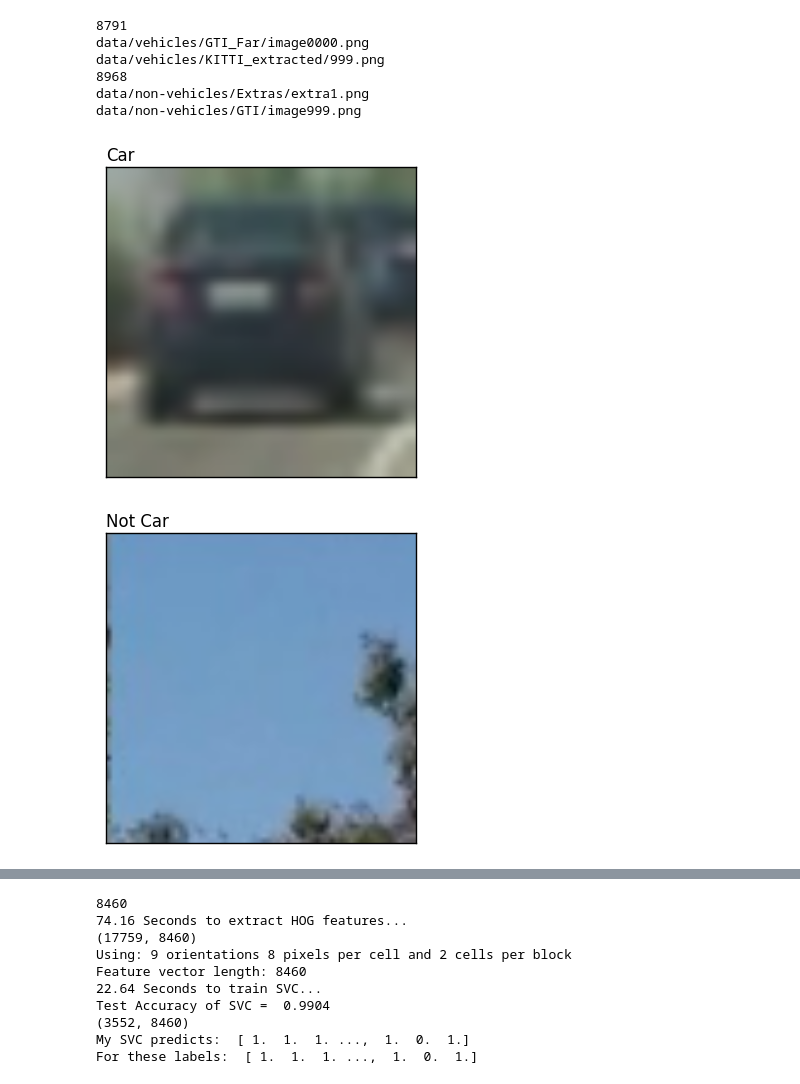
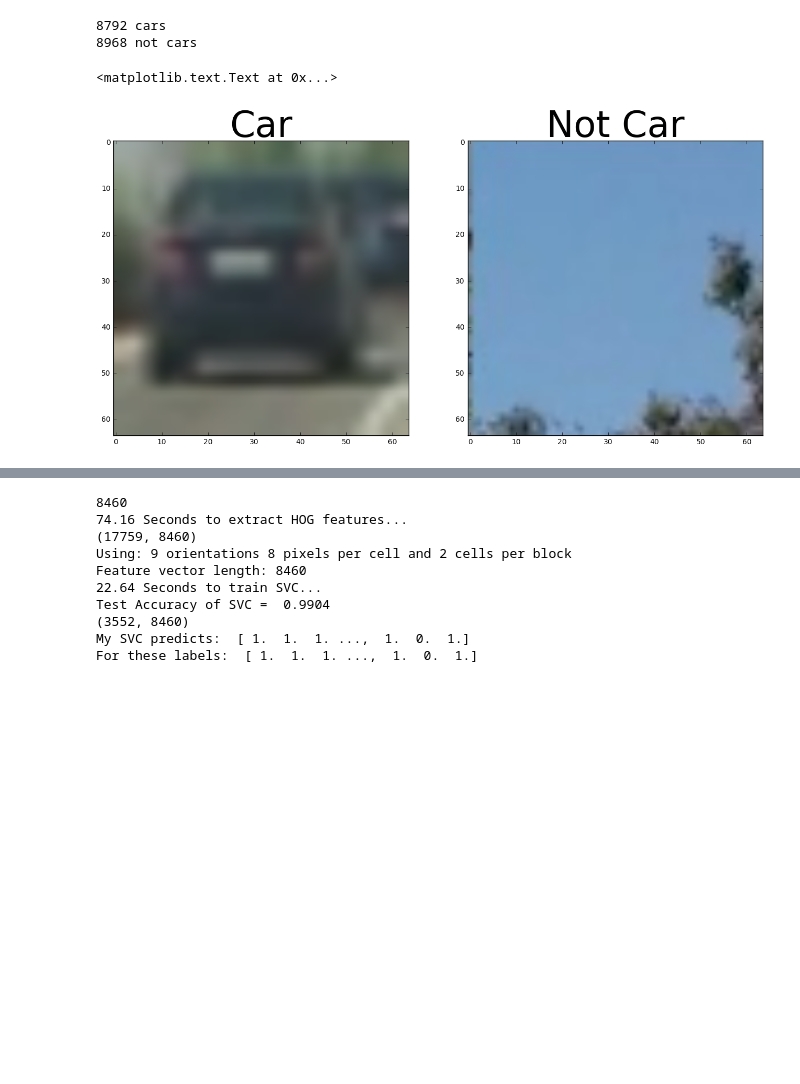
Before and after one commit to SamSamskies/CarND-Vehicle-Detection, a Jupyter notebook: vehicle_detection.ipynb, the cells around one changed output, grey strips where cells are left out. Cells and saved outputs as stored; diff of their text form; code cells hidden in the pictures; blank space fills up the shorter version.

```diff
--- a/vehicle_detection.ipynb
+++ b/vehicle_detection.ipynb
@@ -30,25 +16,21 @@ def show_image(img_path, title='', cmap=None):
 # %%
 # data exploration
 car_filenames = glob.glob('data/vehicles/**/*.png')
-print(len(car_filenames))
-print(car_filenames[0])
-print(car_filenames[-1])
-show_image(car_filenames[0], 'Car')
+print(len(car_filenames), 'cars')
 
 noncar_filenames = glob.glob('data/non-vehicles/**/*.png')
-print(len(noncar_filenames))
-print(noncar_filenames[0])
-print(noncar_filenames[-1])
-show_image(noncar_filenames[0], 'Not Car')
+print(len(noncar_filenames), 'not cars')
+
+f, (ax1, ax2) = plt.subplots(1, 2, figsize=(16, 9))
+ax1.imshow(mpimg.imread(car_filenames[0]))
+ax1.set_title('Car', fontsize=50)
+ax2.imshow(mpimg.imread(noncar_filenames[0]))
+ax2.set_title('Not Car', fontsize=50)
 # %% [output]
-8791
-data/vehicles/GTI_Far/image0000.png
-data/vehicles/KITTI_extracted/999.png
-8968
-data/non-vehicles/Extras/extra1.png
-data/non-vehicles/GTI/image999.png
+8792 cars
+8968 not cars
+<matplotlib.text.Text at 0x...>
-[figure, old version]
+[figure, new version]
-[figure, removed]
 # %%
 # Define a function to return HOG features and visualization
 def get_hog_features(img, orient, pix_per_cell, cell_per_block,
```
Also changed, not shown: parts of 3 cells of this notebook.
